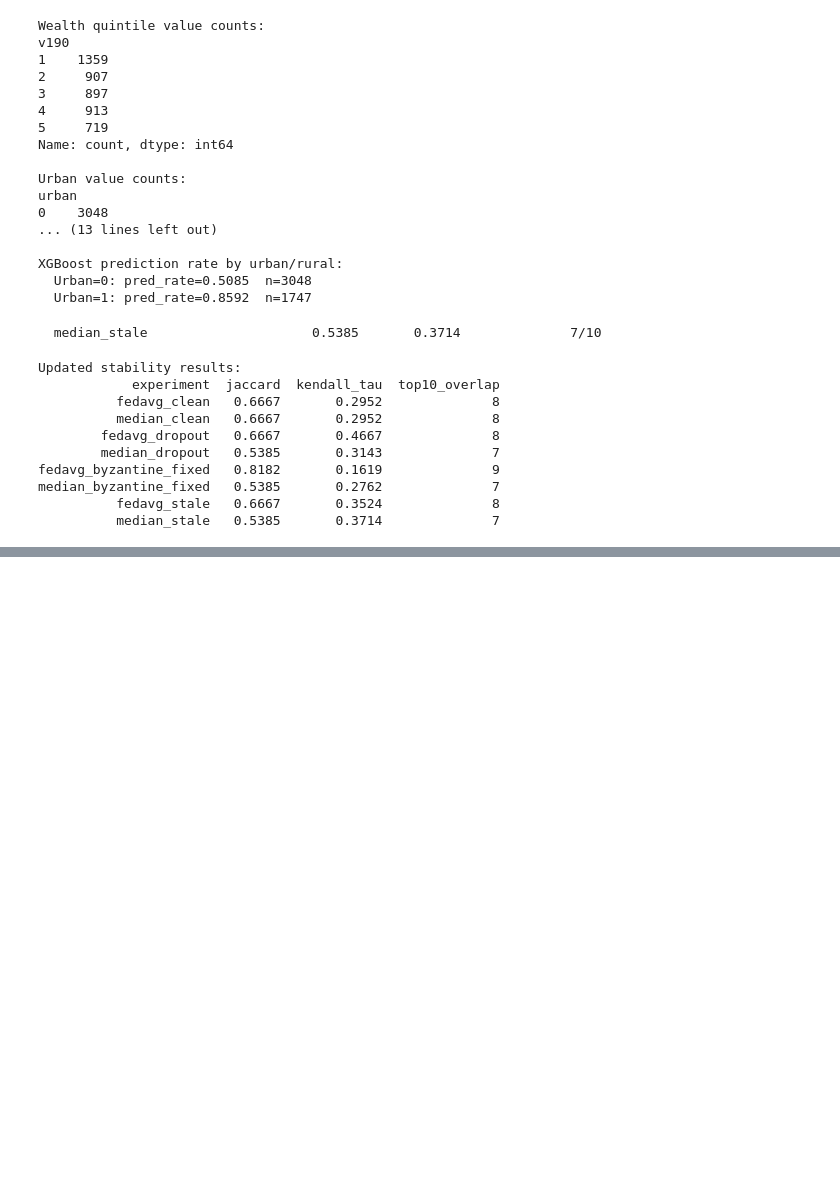
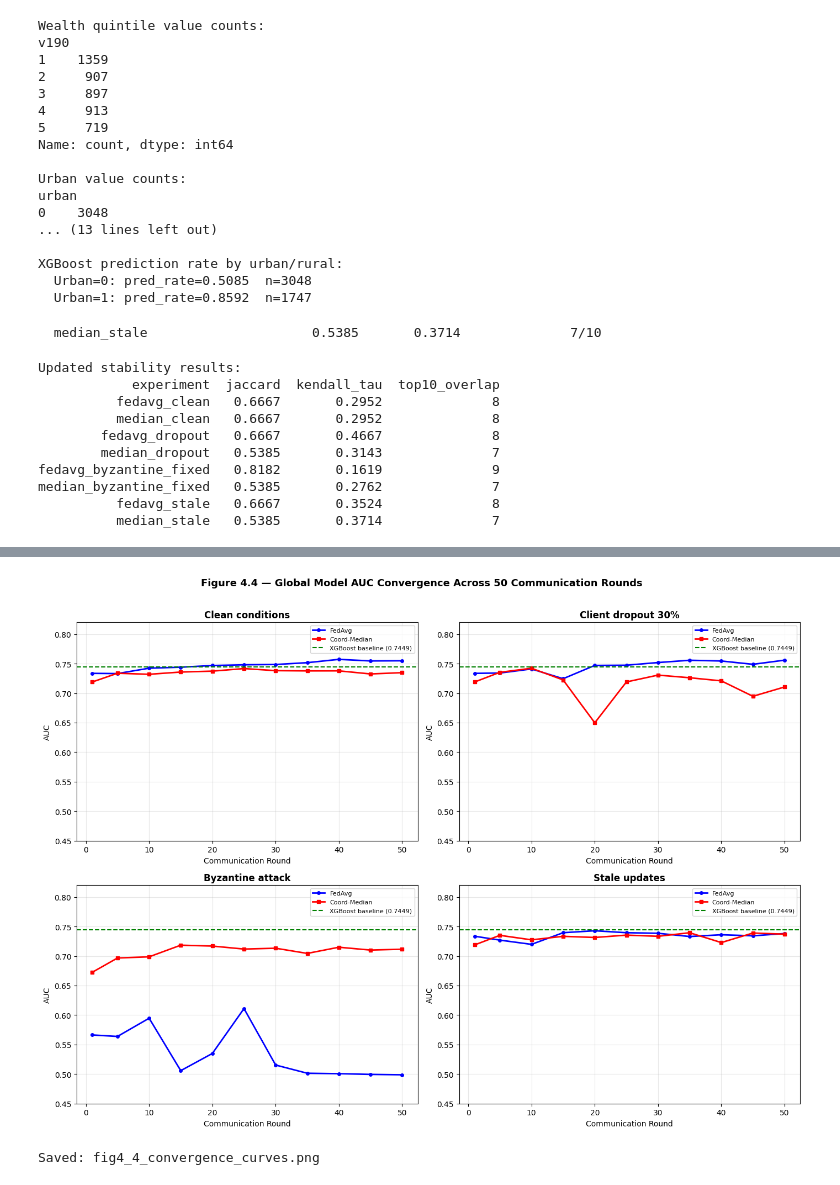
Before and after one commit to ProsperUkachi/Final-year-project, a Jupyter notebook: final-year-project (1).ipynb, the cells around one changed output, grey strips where cells are left out. Saved outputs shown, nothing was run; the diff lists cells and outputs as text; code cells hidden in the pictures; blank space fills up the shorter version.

Commit message:
v7: Visualisations complete
Here all five dissertation figures were created.

```diff
--- a/final-year-project (1).ipynb
+++ b/final-year-project (1).ipynb
@@ -2128,0 +2187,52 @@ median_byzantine_fixed   0.5385       0.2762              7
+# %%
+# Displaying the convergence curves
+
+fig, axes = plt.subplots(2, 2, figsize=(14, 10))
+axes = axes.flatten()
+
+groups = [
+    ("Clean conditions",    "fedavg_clean",          "median_clean"),
+    ("Client dropout 30%",  "fedavg_dropout",         "median_dropout"),
+    ("Byzantine attack",    "fedavg_byzantine_fixed", "median_byzantine_fixed"),
+    ("Stale updates",       "fedavg_stale",           "median_stale"),
+]
+
+for ax, (title, fedavg_key, median_key) in zip(axes, groups):
+    # FedAvg
+    fedavg_h = fl_histories[fedavg_key]
+    rounds_f  = [h["round"] for h in fedavg_h]
+    aucs_f    = [h["auc"]   for h in fedavg_h]
+    ax.plot(rounds_f, aucs_f, "b-o", markersize=4,
+            label="FedAvg", linewidth=2)
+
+    # Median
+    median_h = fl_histories[median_key]
+    rounds_m  = [h["round"] for h in median_h]
+    aucs_m    = [h["auc"]   for h in median_h]
+    ax.plot(rounds_m, aucs_m, "r-s", markersize=4,
+            label="Coord-Median", linewidth=2)
+
+    # XGBoost baseline
+    xgb_auc = baselines["XGBoost_centralised"]["auc"]
+    ax.axhline(xgb_auc, color="green", linestyle="--",
+               linewidth=1.5, label=f"XGBoost baseline ({xgb_auc:.4f})")
+
+    ax.set_title(title, fontsize=12, fontweight="bold")
+    ax.set_xlabel("Communication Round")
+    ax.set_ylabel("AUC")
+    ax.set_ylim(0.45, 0.82)
+    ax.legend(fontsize=8)
+    ax.grid(True, alpha=0.3)
+
+plt.suptitle(
+    "Figure 4.4 — Global Model AUC Convergence Across 50 Communication Rounds",
+    fontsize=13, fontweight="bold", y=1.01
+)
+plt.tight_layout()
+plt.savefig("/kaggle/working/figures/fig4_4_convergence_curves.png",
+            dpi=150, bbox_inches="tight")
+plt.show()
+print("Saved: fig4_4_convergence_curves.png")
+# %% [output]
+[figure, added]
+Saved: fig4_4_convergence_curves.png
```
Also changed, not shown: parts of 7 cells of this notebook.
